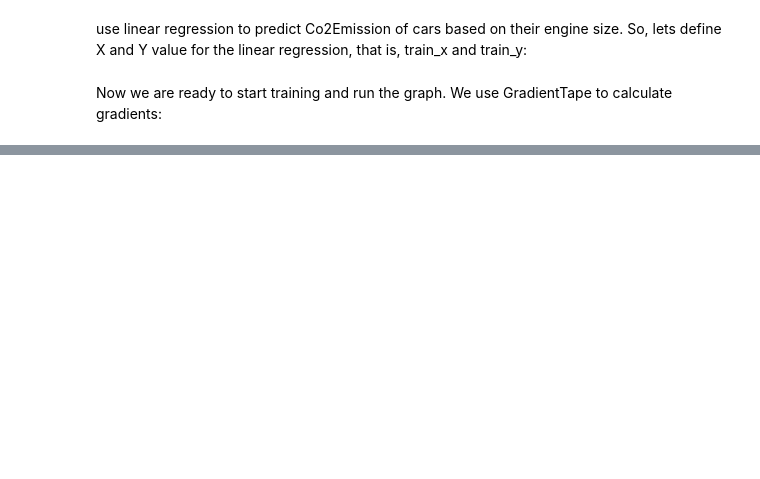
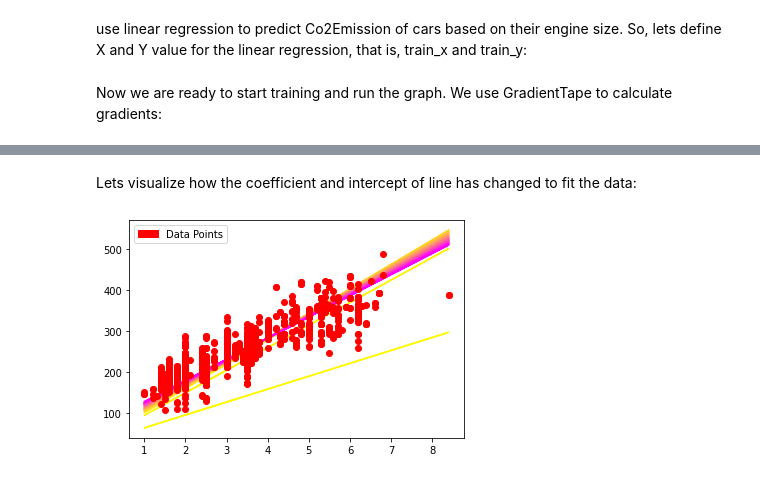
Before and after one commit to kamrulhuda/TensorflowTutorial, a Jupyter notebook: Linear_Regression_with_TF.ipynb, the cells around one changed output, grey strips where cells are left out. Cells and saved outputs as stored; diff of their text form; code cells hidden in the pictures; blank space fills up the shorter version.

```diff
--- a/Linear_Regression_with_TF.ipynb
+++ b/Linear_Regression_with_TF.ipynb
@@ -91,0 +90,22 @@ plt.plot(loss_values, 'ro')
+# %% [markdown]
+Lets visualize how the coefficient and intercept of line has changed to fit the data:
+# %%
+cr, cg, cb = (1.0, 1.0, 0.0)
+for f in train_data:
+    cb += 1.0 / len(train_data)
+    cg -= 1.0 / len(train_data)
+    if cb > 1.0: cb = 1.0
+    if cg < 0.0: cg = 0.0
+    [a, b] = f
+    f_y = np.vectorize(lambda x: a*x + b)(train_x)
+    line = plt.plot(train_x, f_y)
+    plt.setp(line, color=(cr,cg,cb))
+
+plt.plot(train_x, train_y, 'ro')
+green_line = mpatches.Patch(color='red', label='Data Points')
+
+plt.legend(handles=[green_line])
+
+plt.show()
+# %% [output]
+[figure, added]
```
Also changed, not shown: parts of 4 cells of this notebook.
